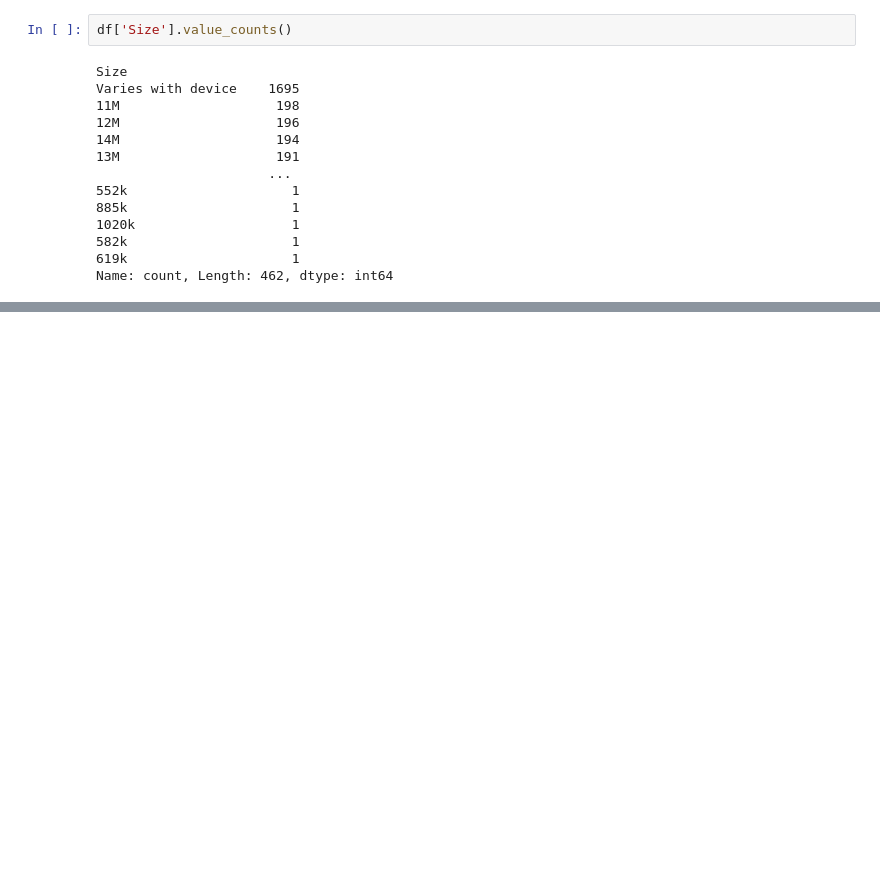
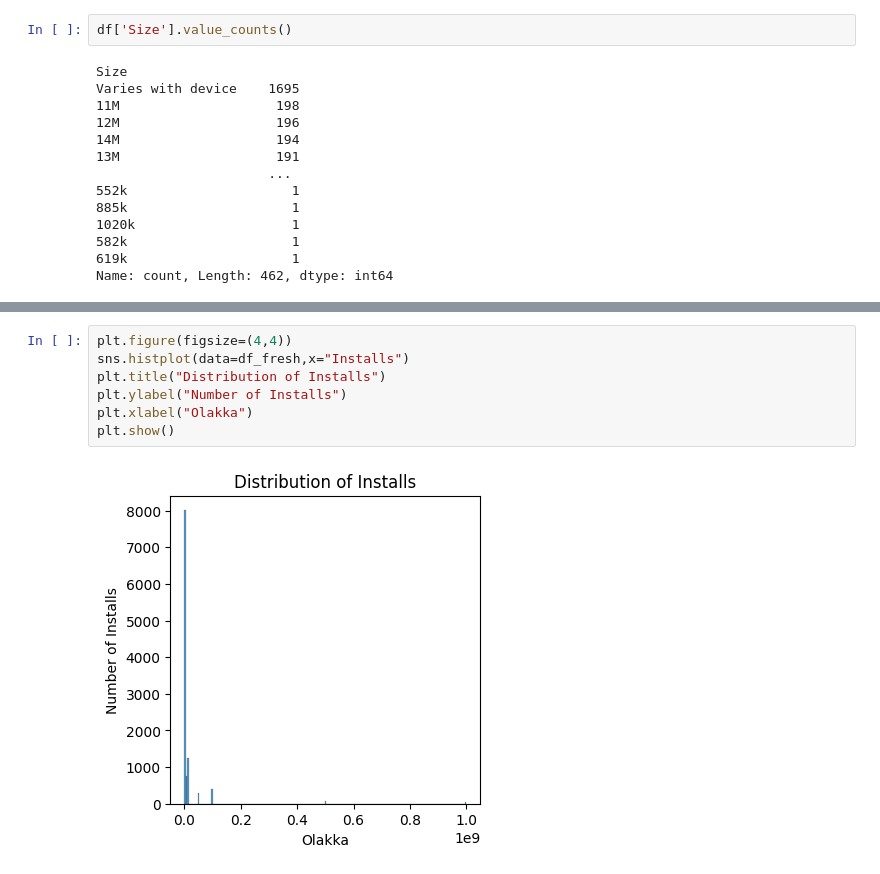
Before and after one commit to MujammiiL/Playstore-Data-Analysis, a Jupyter notebook: playstore_data.ipynb, the cells around one changed output, grey strips where cells are left out. Saved outputs shown, nothing was run; the diff lists cells and outputs as text; blank space fills up the shorter version.

```diff
--- a/playstore_data.ipynb
+++ b/playstore_data.ipynb
@@ -405,0 +1048,9 @@ Name: count, Length: 462, dtype: int64
+# %%
+plt.figure(figsize=(4,4))
+sns.histplot(data=df_fresh,x="Installs")
+plt.title("Distribution of Installs")
+plt.ylabel("Number of Installs")
+plt.xlabel("Olakka")
+plt.show()
+# %% [output]
+[figure, added]
```
Also changed, not shown: parts of 70 cells of this notebook, 1 other file.
